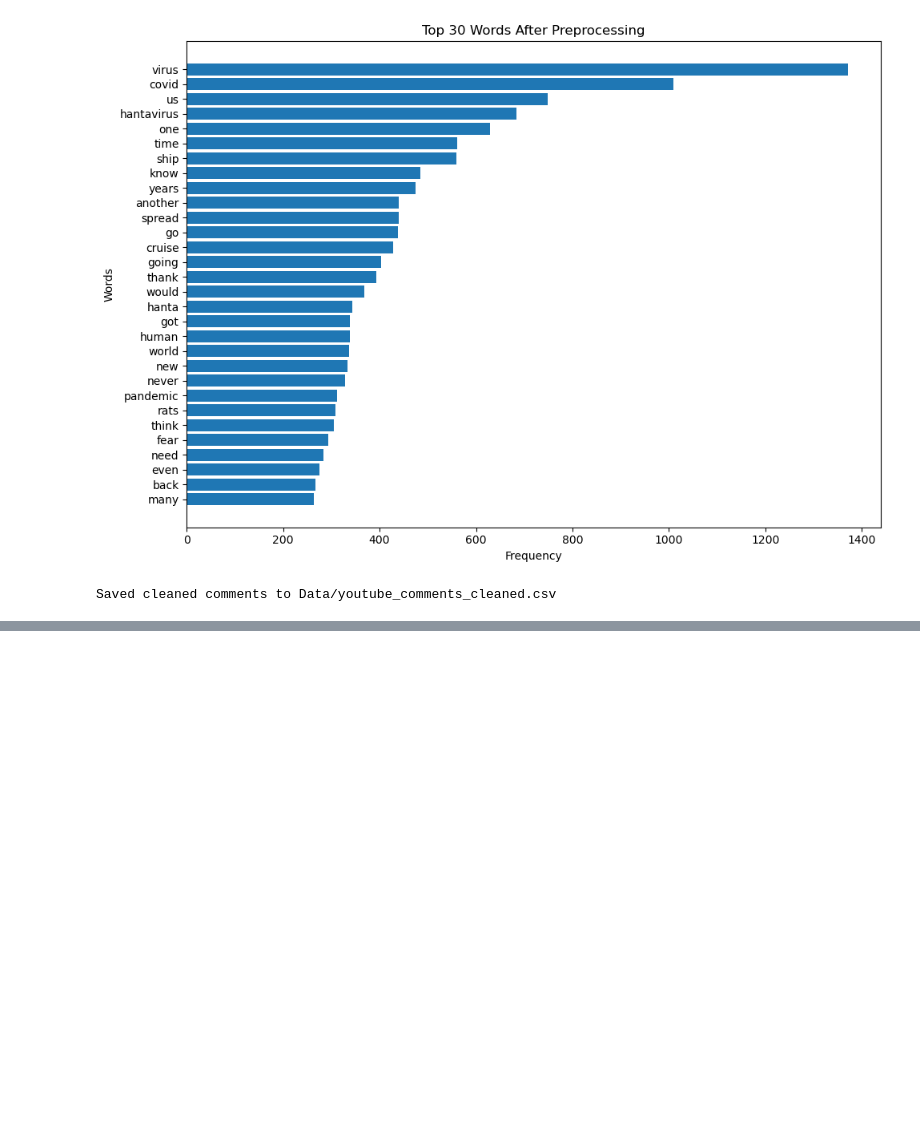
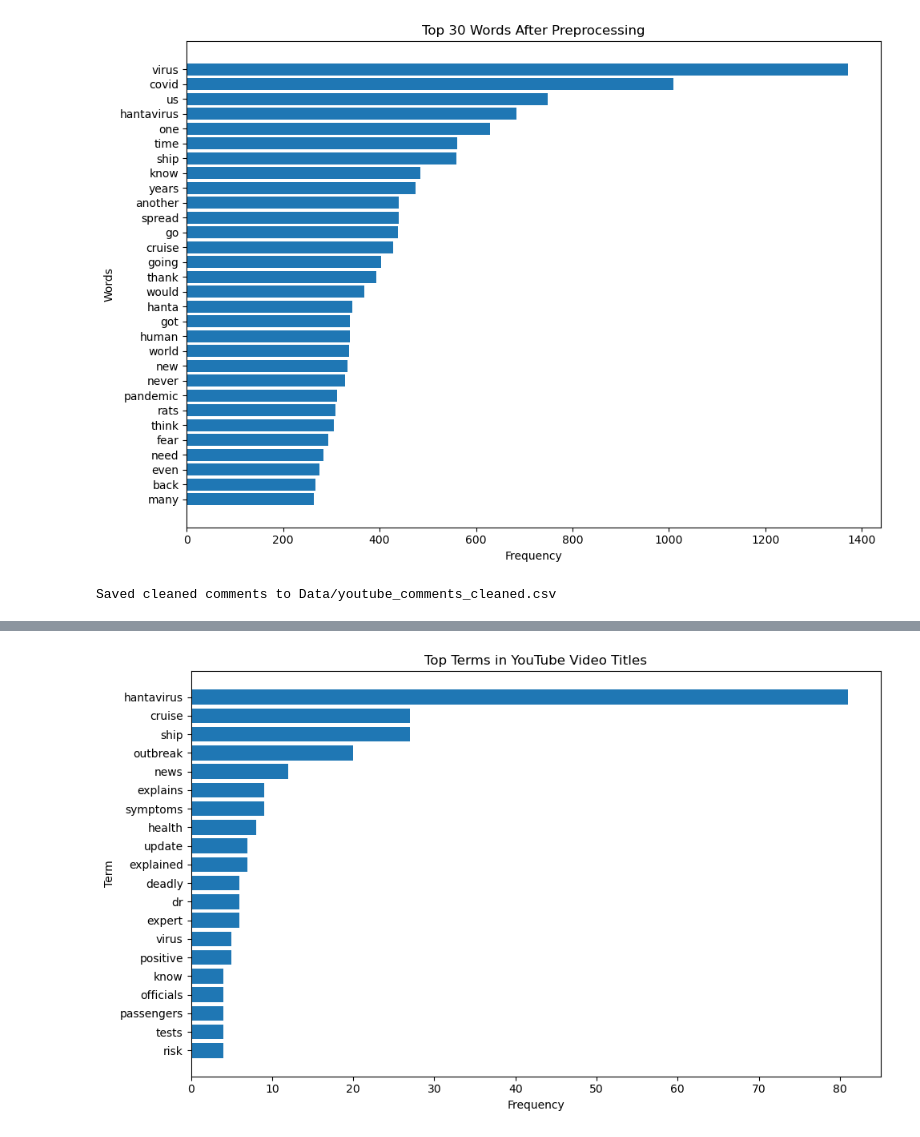
Before and after one commit to BenB51/UGGroup11_SocialMedia_A2, a Jupyter notebook: Youtube_Analysis.ipynb, the cells around one changed output, grey strips where cells are left out. Cells and saved outputs as stored; diff of their text form; code cells hidden in the pictures; blank space fills up the shorter version.

```diff
--- a/Youtube_Analysis.ipynb
+++ b/Youtube_Analysis.ipynb
@@ -758,0 +765,16 @@ Saved cleaned comments to Data/youtube_comments_cleaned.csv
+# %%
+# count term frequencies in video titles
+titleTermFreqCounter = Counter()
+
+for title in videos_df["title"]:
+    tokens = processText(
+        text=title,
+        tokenizer=tweetTokeniser,
+        stopwords=all_stopwords
+    )
+    titleTermFreqCounter.update(tokens)
+
+# print top title terms
+print("Top 20 most frequent terms in video titles:\n")
+for term, count in titleTermFreqCounter.most_common(20):
+    print(f"{term}: {count}")
@@ -758,0 +799,19 @@ Saved cleaned comments to Data/youtube_comments_cleaned.csv
+# %%
+# plot top title terms
+top_title_terms = titleTermFreqCounter.most_common(20)
+
+terms = [term for term, count in top_title_terms]
+values = [count for term, count in top_title_terms]
+
+plt.figure(figsize=(10, 6))
+plt.barh(terms, values)
+plt.gca().invert_yaxis()
+
+plt.title("Top Terms in YouTube Video Titles")
+plt.xlabel("Frequency")
+plt.ylabel("Term")
+
+plt.tight_layout()
+plt.show()
+# %% [output]
+[figure, added]
```
Also changed, not shown: parts of 5 cells of this notebook.
